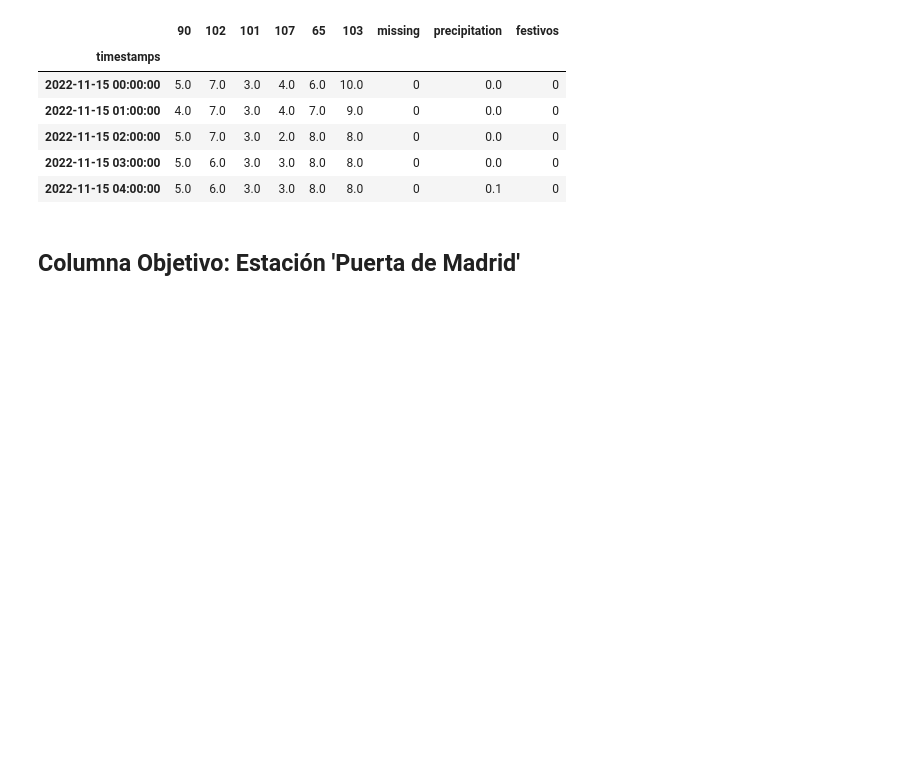
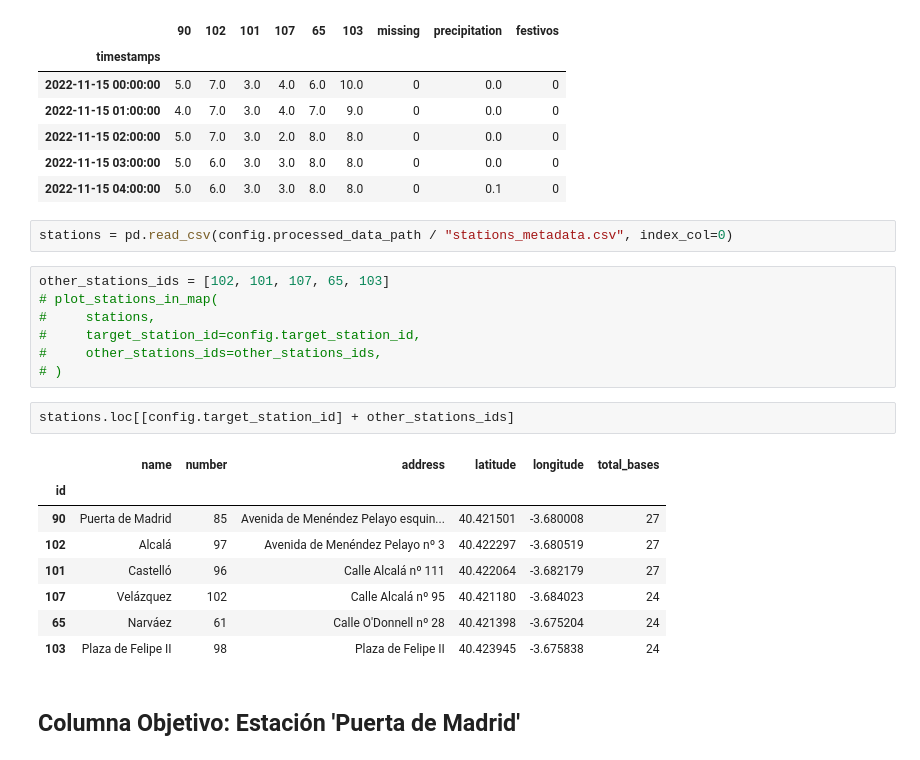
Before and after one commit to Pabloo22/bicimad, a Jupyter notebook: notebooks/entrega/visualizations.ipynb, the cells around one changed output. Drawn from its saved outputs; the diff is of its cells as text; blank space fills up the shorter version.

```diff
--- a/notebooks/entrega/visualizations.ipynb
+++ b/notebooks/entrega/visualizations.ipynb
@@ -38,6 +39,26 @@ test.head()
 | 2022-11-15 02:00:00 | 5.0 | 7.0 | 3.0 | 2.0 | 8.0 | 8.0 | 0 | 0.0 | 0 |
 | 2022-11-15 03:00:00 | 5.0 | 6.0 | 3.0 | 3.0 | 8.0 | 8.0 | 0 | 0.0 | 0 |
 | 2022-11-15 04:00:00 | 5.0 | 6.0 | 3.0 | 3.0 | 8.0 | 8.0 | 0 | 0.1 | 0 |
+# %%
+stations = pd.read_csv(config.processed_data_path / "stations_metadata.csv", index_col=0)
+# %%
+other_stations_ids = [102, 101, 107, 65, 103]
+# plot_stations_in_map(
+#     stations,
+#     target_station_id=config.target_station_id,
+#     other_stations_ids=other_stations_ids,
+# )
+# %%
+stations.loc[[config.target_station_id] + other_stations_ids]
+# %% [output]
+|  | name | number | address | latitude | longitude | total_bases |
+| id |  |  |  |  |  |  |
+| 90 | Puerta de Madrid | 85 | Avenida de Menéndez Pelayo esquin... | 40.421501 | -3.680008 | 27 |
+| 102 | Alcalá | 97 | Avenida de Menéndez Pelayo nº 3 | 40.422297 | -3.680519 | 27 |
+| 101 | Castelló | 96 | Calle Alcalá nº 111 | 40.422064 | -3.682179 | 27 |
+| 107 | Velázquez | 102 | Calle Alcalá nº 95 | 40.421180 | -3.684023 | 24 |
+| 65 | Narváez | 61 | Calle O'Donnell nº 28 | 40.421398 | -3.675204 | 24 |
+| 103 | Plaza de Felipe II | 98 | Plaza de Felipe II | 40.423945 | -3.675838 | 24 |
 # %% [markdown]
 ## Columna Objetivo: Estación 'Puerta de Madrid'
 # %%
```
Also changed, not shown: parts of 2 cells of this notebook.
